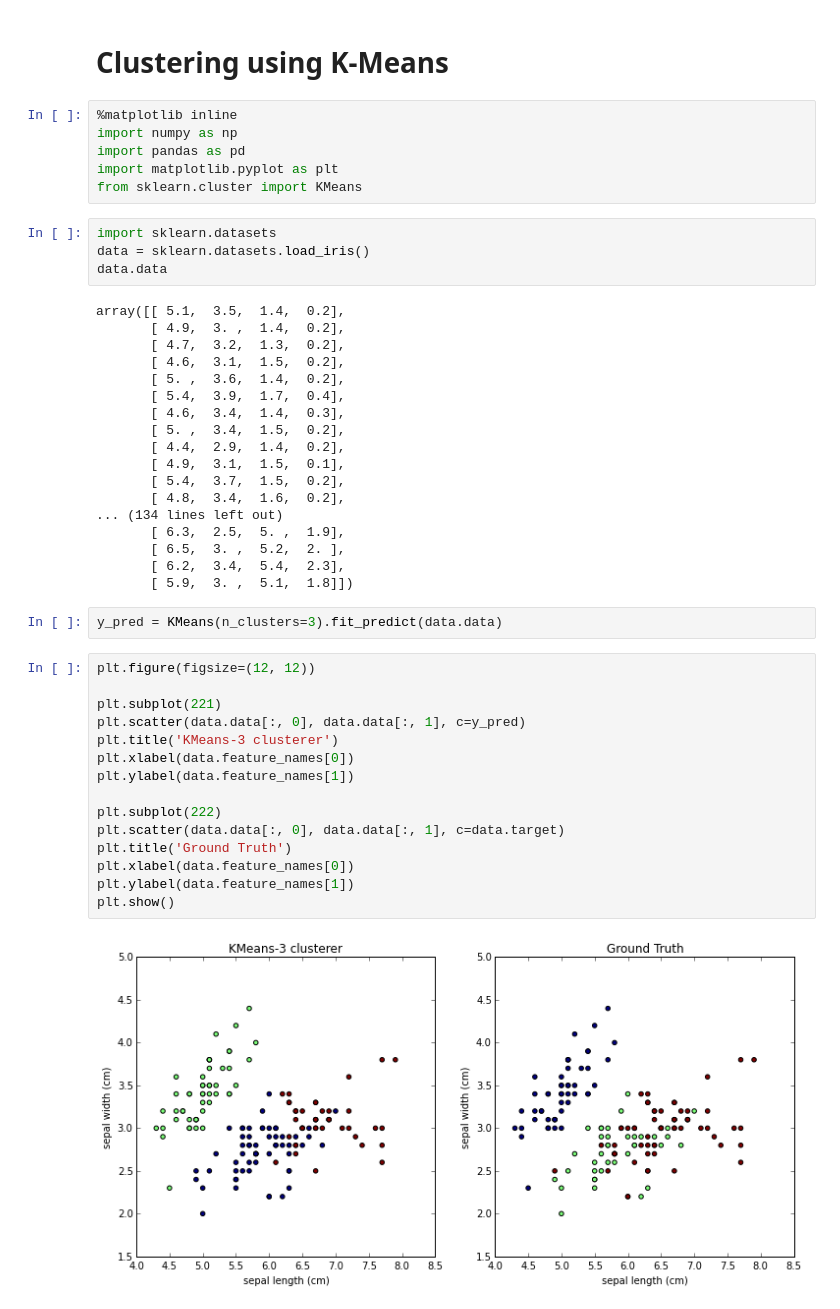
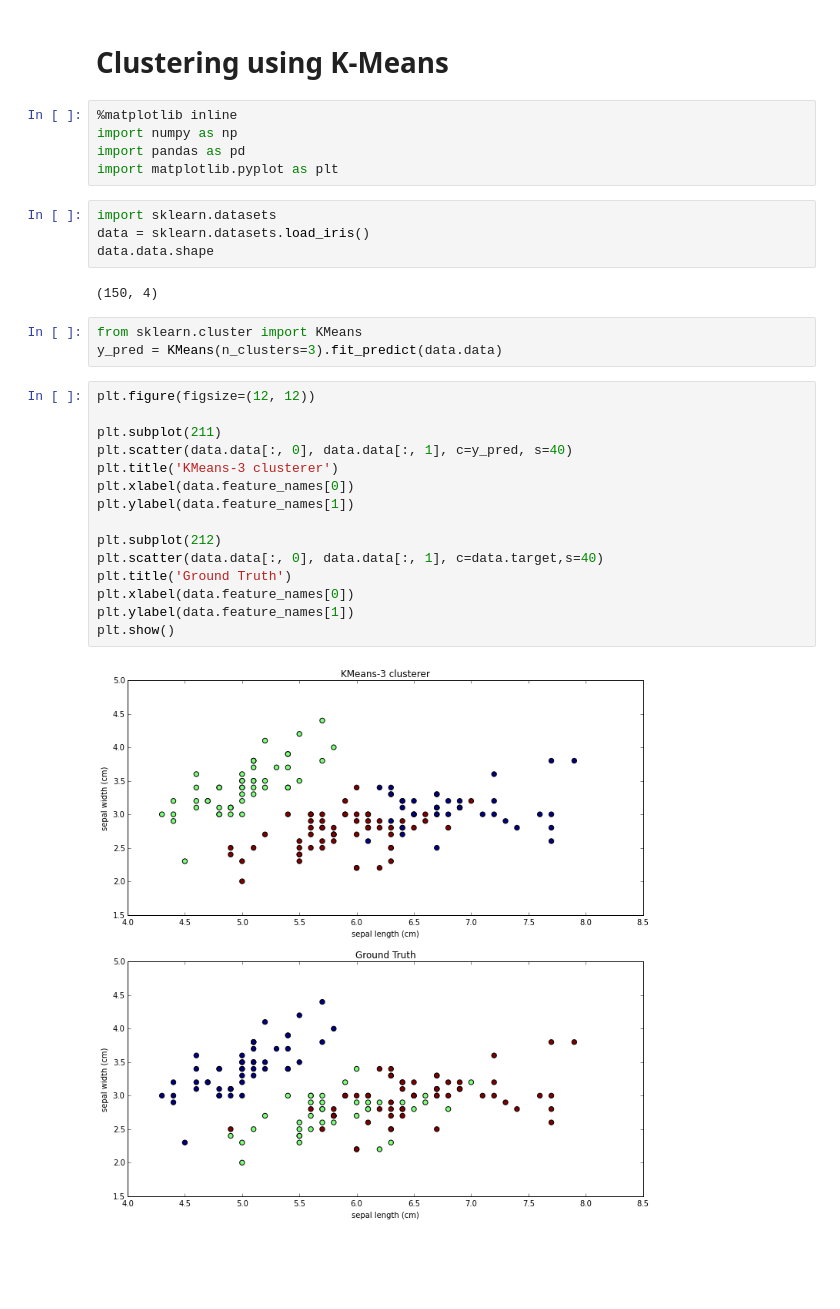
Before and after one commit to sgratzl/ipython-tutorial-VA2015, a Jupyter notebook: 04_MachineLearning.ipynb, the cells around one changed output. Saved outputs shown, nothing was run; the diff lists cells and outputs as text; blank space fills up the shorter version.

```diff
--- a/04_MachineLearning.ipynb
+++ b/04_MachineLearning.ipynb
@@ -95,45 +95,29 @@ vec.get_feature_names()
 import numpy as np
 import pandas as pd
 import matplotlib.pyplot as plt
-from sklearn.cluster import KMeans
 # %%
 import sklearn.datasets
 data = sklearn.datasets.load_iris()
-data.data
+data.data.shape
 # %% [output]
-array([[ 5.1,  3.5,  1.4,  0.2],
-       [ 4.9,  3. ,  1.4,  0.2],
-       [ 4.7,  3.2,  1.3,  0.2],
-       [ 4.6,  3.1,  1.5,  0.2],
-       [ 5. ,  3.6,  1.4,  0.2],
-       [ 5.4,  3.9,  1.7,  0.4],
-       [ 4.6,  3.4,  1.4,  0.3],
-       [ 5. ,  3.4,  1.5,  0.2],
-       [ 4.4,  2.9,  1.4,  0.2],
-       [ 4.9,  3.1,  1.5,  0.1],
-       [ 5.4,  3.7,  1.5,  0.2],
-       [ 4.8,  3.4,  1.6,  0.2],
-... (134 lines left out)
-       [ 6.3,  2.5,  5. ,  1.9],
-       [ 6.5,  3. ,  5.2,  2. ],
-       [ 6.2,  3.4,  5.4,  2.3],
-       [ 5.9,  3. ,  5.1,  1.8]])
+(150, 4)
 # %%
+from sklearn.cluster import KMeans
 y_pred = KMeans(n_clusters=3).fit_predict(data.data)
 # %%
 plt.figure(figsize=(12, 12))
 
-plt.subplot(221)
-plt.scatter(data.data[:, 0], data.data[:, 1], c=y_pred)
+plt.subplot(211)
+plt.scatter(data.data[:, 0], data.data[:, 1], c=y_pred, s=40)
 plt.title('KMeans-3 clusterer')
 plt.xlabel(data.feature_names[0])
 plt.ylabel(data.feature_names[1])
 
-plt.subplot(222)
-plt.scatter(data.data[:, 0], data.data[:, 1], c=data.target)
+plt.subplot(212)
+plt.scatter(data.data[:, 0], data.data[:, 1], c=data.target,s=40)
 plt.title('Ground Truth')
 plt.xlabel(data.feature_names[0])
 plt.ylabel(data.feature_names[1])
 plt.show()
 # %% [output]
-[figure, old version]
+[figure, new version]
```
Also changed, not shown: parts of 3 cells of this notebook.
